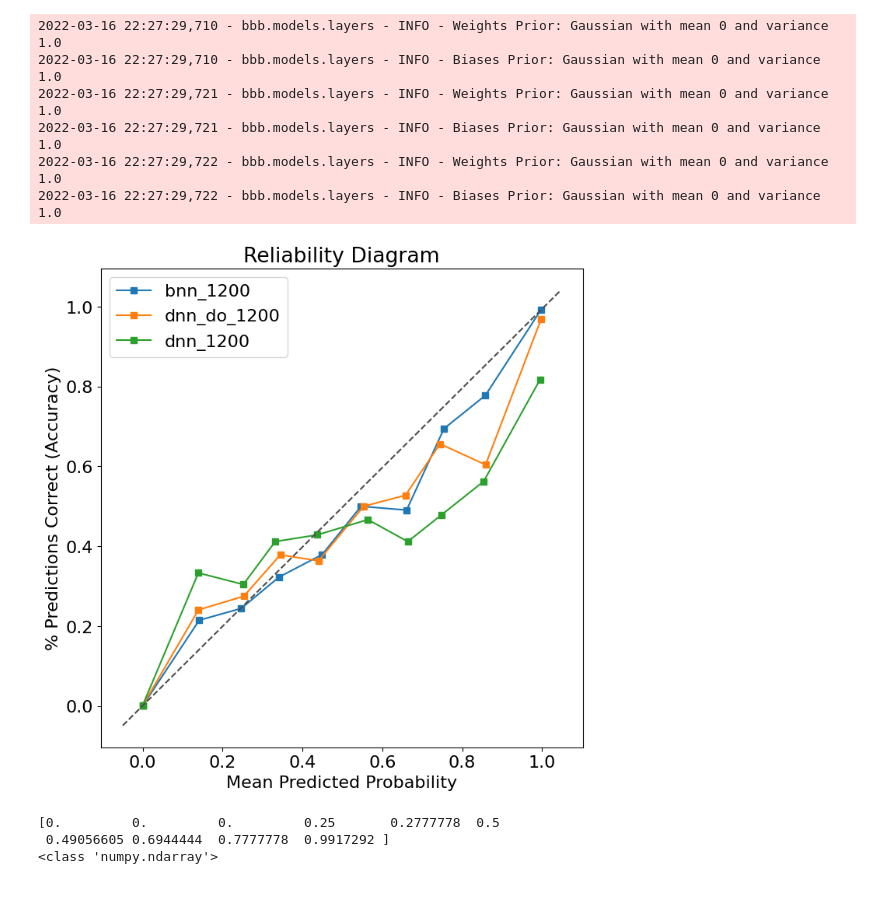
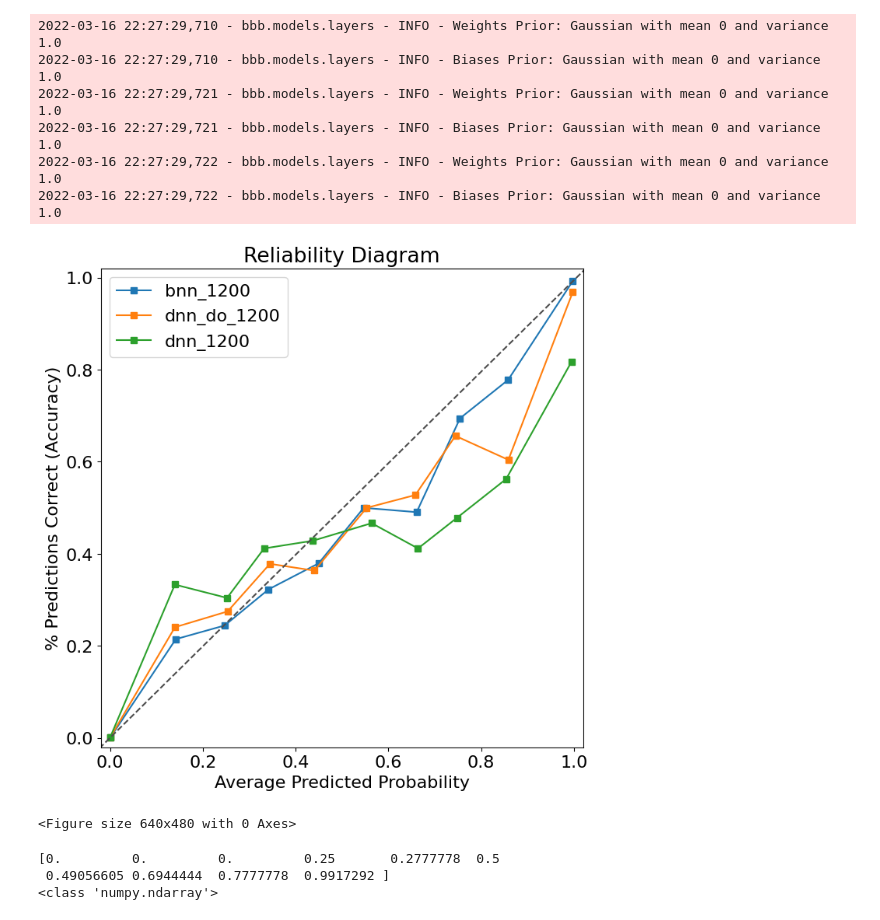
Before and after one commit to Cambridge-Uni-MLMI-Advanced-ML-21-22-G7/BBB, a Jupyter notebook: jupyter/classification.ipynb, the cells around one changed output. Saved outputs shown, nothing was run; the diff lists cells and outputs as text; code cells hidden in the pictures.

Commit message:
Pushed plot

```diff
--- a/jupyter/classification.ipynb
+++ b/jupyter/classification.ipynb
@@ -288,36 +288,40 @@ for model in models:
     labels = model_dict[model]['labels']
 
     bins = 10
     B = {}
     for i in range(bins+1):
         B[i] = [0,0,0]
 
     pred_prob = np.array(probs)
     for n in range(np.shape(preds)[0]):
         for d in range(np.max(labels)+1):
             whichBin = int(pred_prob[n][d]*bins)
             B[whichBin][0] += 1
             if d == labels[n]: B[whichBin][1] += 1
             B[whichBin][2] += pred_prob[n][d]
 
     correct = []
     predicted = []
     for i in range(bins):
         correct.append(B[i][1]/B[i][0])
         predicted.append(B[i][2]/B[i][0])
 
-
     ax.plot(predicted, correct,'s-',
              label="{}".format(model))
 
 plt.legend()
 ax.plot(plt.xlim(), plt.ylim(), ls="--", c=".3")
-ax.set_xlabel("Mean Predicted Probability")
+ax.set_xlim(-0.02,1.02)
+ax.set_ylim(-0.02,1.02)
+ax.set_xlabel("Average Predicted Probability (Confidence)")
 ax.set_ylabel("% Predictions Correct (Accuracy)")
 ax.set_title("Reliability Diagram")
 plt.show()
+
+plt.savefig('../plots/classification/reliability_1200.png')
 # %% [output]
-[figure, old version]
+[figure, new version]
+<Figure size 640x480 with 0 Axes>
 # %%
 from ece_loss import make_model_diagrams
 
```
Also changed, not shown: 1 other file.
